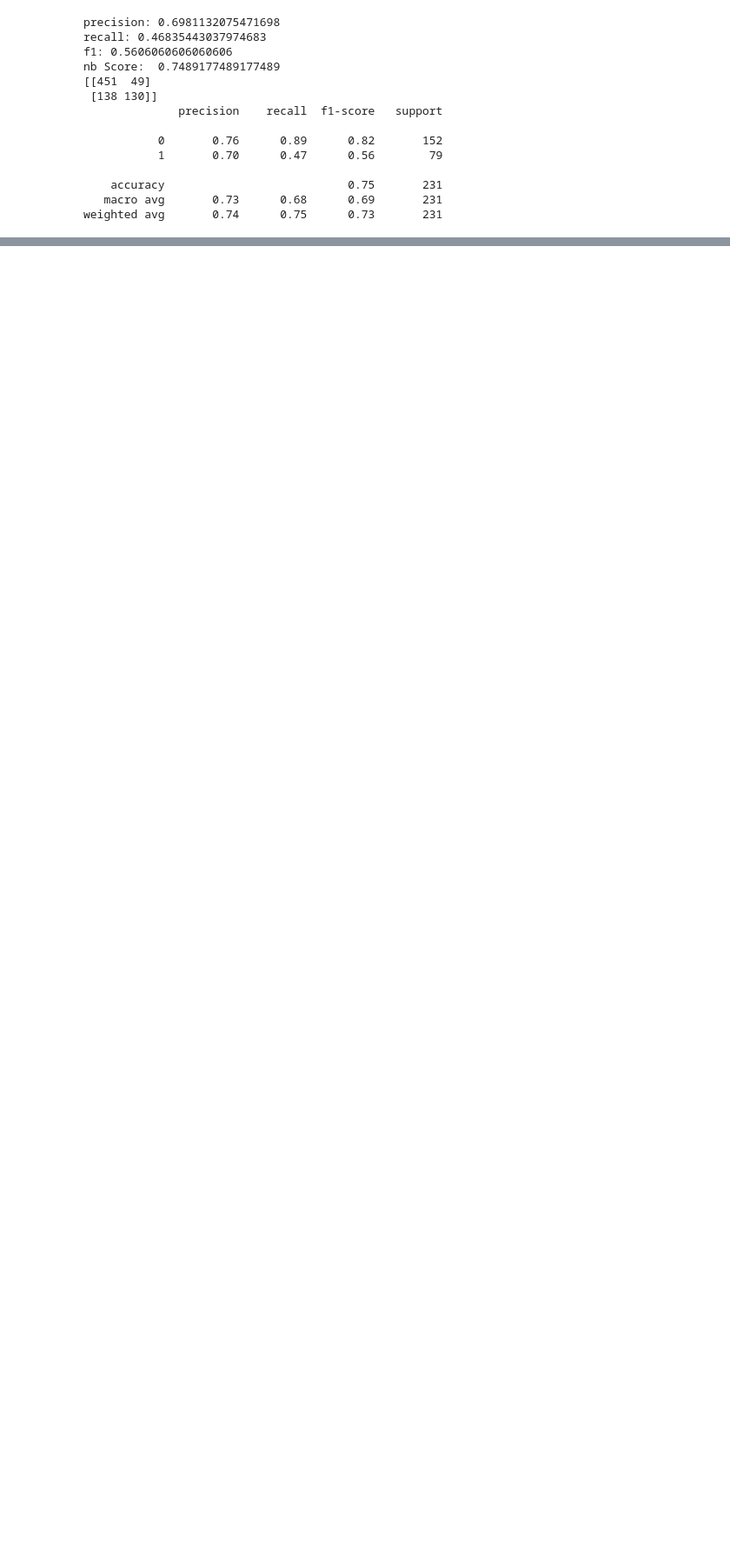
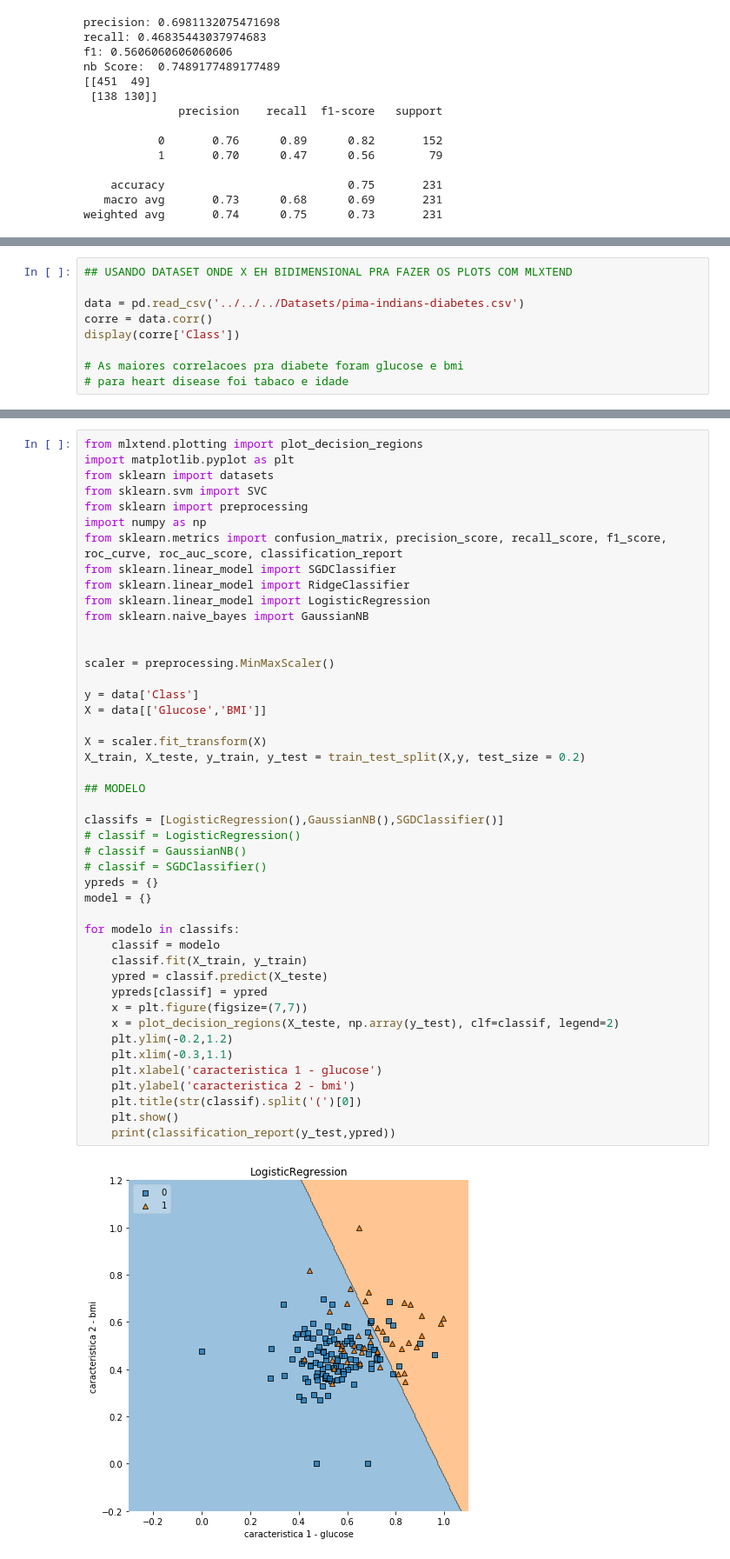
Before and after one commit to vitorbezerra/Aprendizagem-estatistica-classificacao, a Jupyter notebook: Exercicios/Leticia/Classificacao_Leticia.ipynb, the cells around one changed output, grey strips where cells are left out. Shown at 87% size. Drawn from its saved outputs; the diff is of its cells as text; blank space fills up the shorter version.

```diff
--- a/Exercicios/Leticia/Classificacao_Leticia.ipynb
+++ b/Exercicios/Leticia/Classificacao_Leticia.ipynb
@@ -315,0 +318,9 @@ weighted avg       0.74      0.75      0.73       231
+# %%
+## USANDO DATASET ONDE X EH BIDIMENSIONAL PRA FAZER OS PLOTS COM MLXTEND
+
+data = pd.read_csv('../../../Datasets/pima-indians-diabetes.csv')
+corre = data.corr()
+display(corre['Class'])
+
+# As maiores correlacoes pra diabete foram glucose e bmi
+# para heart disease foi tabaco e idade
@@ -315,0 +338,47 @@ weighted avg       0.74      0.75      0.73       231
+# %%
+from mlxtend.plotting import plot_decision_regions
+import matplotlib.pyplot as plt
+from sklearn import datasets
+from sklearn.svm import SVC
+from sklearn import preprocessing
+import numpy as np
+from sklearn.metrics import confusion_matrix, precision_score, recall_score, f1_score, roc_curve, roc_auc_score, classification_report
+from sklearn.linear_model import SGDClassifier
+from sklearn.linear_model import RidgeClassifier
+from sklearn.linear_model import LogisticRegression
+from sklearn.naive_bayes import GaussianNB
+
+
+scaler = preprocessing.MinMaxScaler()
+
+y = data['Class']
+X = data[['Glucose','BMI']]
+
+X = scaler.fit_transform(X)
+X_train, X_teste, y_train, y_test = train_test_split(X,y, test_size = 0.2)
+
+## MODELO
+
+classifs = [LogisticRegression(),GaussianNB(),SGDClassifier()]
+# classif = LogisticRegression()
+# classif = GaussianNB()
+# classif = SGDClassifier()
+ypreds = {}
+model = {}
+
+for modelo in classifs:
+    classif = modelo
+    classif.fit(X_train, y_train)
+    ypred = classif.predict(X_teste)
+    ypreds[classif] = ypred
+    x = plt.figure(figsize=(7,7))
+    x = plot_decision_regions(X_teste, np.array(y_test), clf=classif, legend=2)
+    plt.ylim(-0.2,1.2)
+    plt.xlim(-0.3,1.1)
+    plt.xlabel('caracteristica 1 - glucose')
+    plt.ylabel('caracteristica 2 - bmi')
+    plt.title(str(classif).split('(')[0])
+    plt.show()
+    print(classification_report(y_test,ypred))
+# %% [output]
+[figure, added]
```
Also changed, not shown: parts of 4 cells of this notebook.
